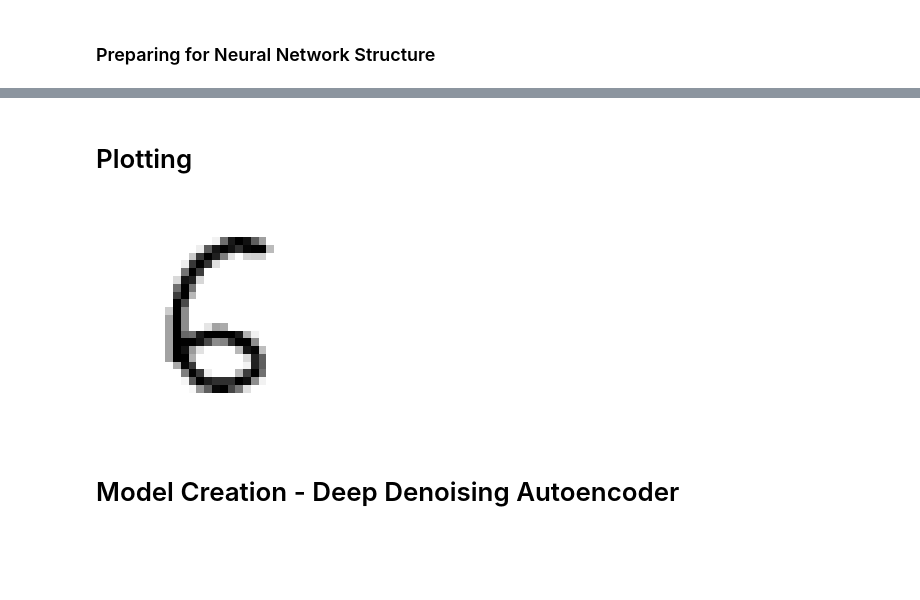
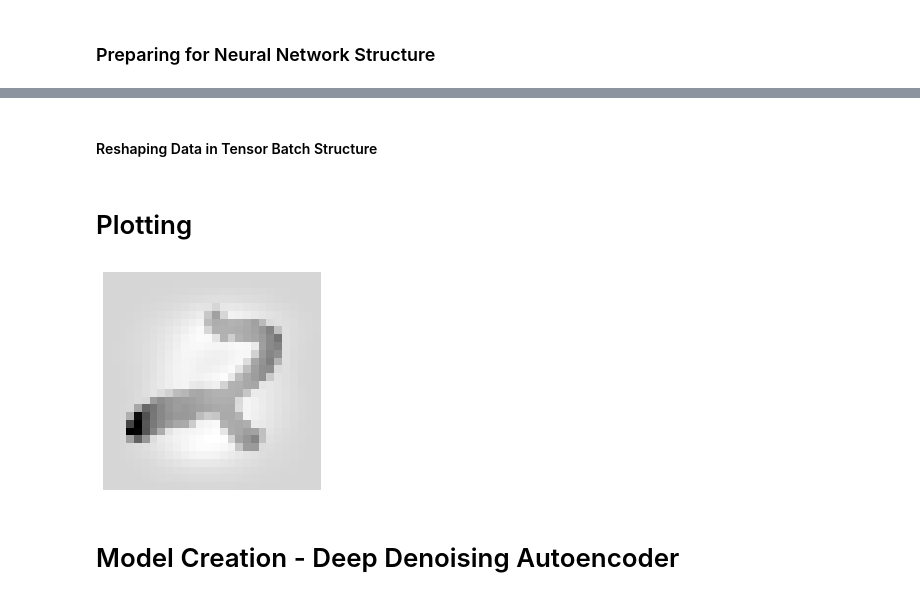
Before and after one commit to IIIskiplikIII/autoencoding-mnist, a Jupyter notebook: autoencoding-mnist.ipynb, the cells around one changed output, grey strips where cells are left out. Saved outputs shown, nothing was run; the diff lists cells and outputs as text; code cells hidden in the pictures; blank space fills up the shorter version.

Commit message:
Added pipeline transformation

```diff
--- a/autoencoding-mnist.ipynb
+++ b/autoencoding-mnist.ipynb
@@ -78,6 +82,17 @@ X_train, X_valid, y_train, y_val =  train_test_split(train.loc[:, train.columns
+# %%
+# Pipeline for data transformation
+pipeline = Pipeline([
+    ('std_scalar', StandardScaler())
+    #('normalizer', Normalizer())
+])
+# %%
+X_train = pipeline.fit_transform(X_train)
+X_valid = pipeline.fit_transform(X_valid)
+# %% [markdown]
+#### Reshaping Data in Tensor Batch Structure
 # %%
-X_train_prep = X_train.values.reshape(X_train.shape[0], 28, 28, 1)
-X_valid_prep = X_valid.values.reshape(X_valid.shape[0], 28, 28, 1)
+X_train_prep = X_train.reshape(X_train.shape[0], 28, 28, 1)
+X_valid_prep = X_valid.reshape(X_valid.shape[0], 28, 28, 1)
 
 y_train =  y_train.values.reshape(y_train.shape[0], 1)
 y_val = y_val.values.reshape(y_val.shape[0], 1)
@@ -98,9 +113,9 @@ def show_reconstructions(model, n_images=5):
         plt.subplot(2, n_images, 1 + n_images + image_index)
         plot_image(reconstructions[image_index])
 # %%
-plot_image(X_valid_prep[5])
+plot_image(X_valid_prep[6])
 # %% [output]
-[figure, old version]
+[figure, new version]
 # %% [markdown]
 # Model Creation - Deep Denoising Autoencoder
 # %%
```
Also changed, not shown: parts of 13 cells of this notebook.
